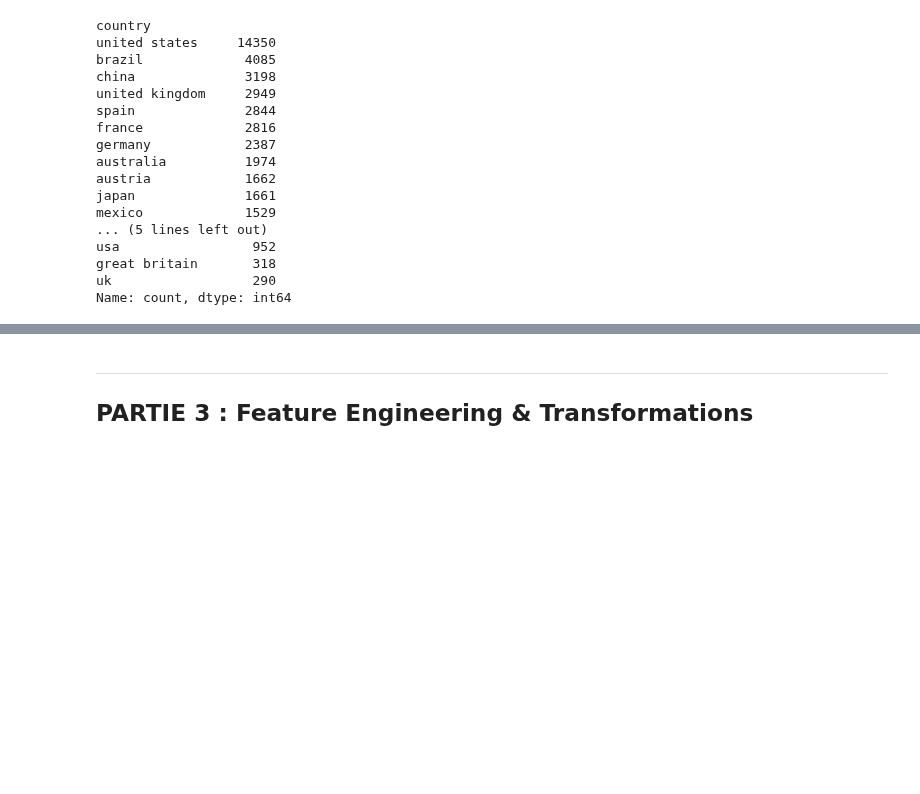
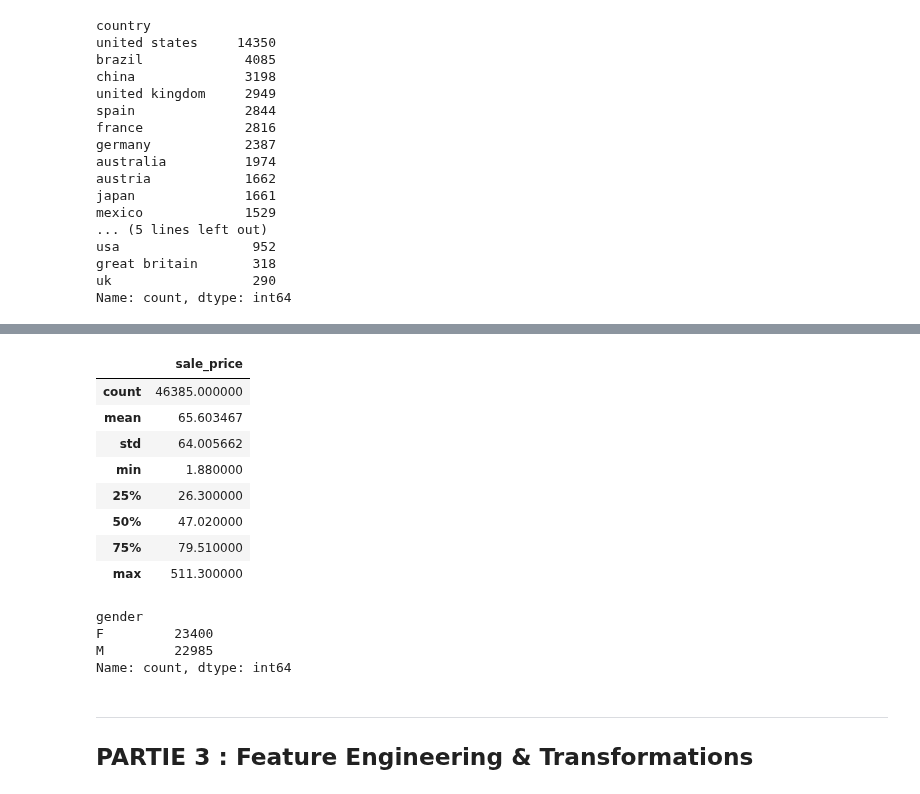
Before and after one commit to nkami-loic/cours_lasalle, a Jupyter notebook: data_manipulation/02_notebooks/08_capstone_eda_thelook.ipynb, the cells around one changed output, grey strips where cells are left out. Cells and saved outputs as stored; diff of their text form; code cells hidden in the pictures; blank space fills up the shorter version.

```diff
--- a/data_manipulation/02_notebooks/08_capstone_eda_thelook.ipynb
+++ b/data_manipulation/02_notebooks/08_capstone_eda_thelook.ipynb
@@ -310,3 +344,24 @@ df_copy['country'] = df_copy['country'].map({'us': 'united states', 'usa': 'unit
+# %%
+# je verifie si la  colonne sale_price ne contient plus de valeurs négatives
+df_copy[['sale_price']].describe()
+# %% [output]
+|  | sale_price |
+| count | 46385.000000 |
+| mean | 65.603467 |
+| std | 64.005662 |
+| min | 1.880000 |
+| 25% | 26.300000 |
+| 50% | 47.020000 |
+| 75% | 79.510000 |
+| max | 511.300000 |
+# %%
+# verification de la colonne gender
+df_copy[['gender']].value_counts()
+# %% [output]
+gender
+F         23400
+M         22985
+Name: count, dtype: int64
 # %%
 # Gérez les valeurs aberrantes (outliers)
 # %%
```
Also changed, not shown: parts of 20 cells of this notebook, 1 other file.
